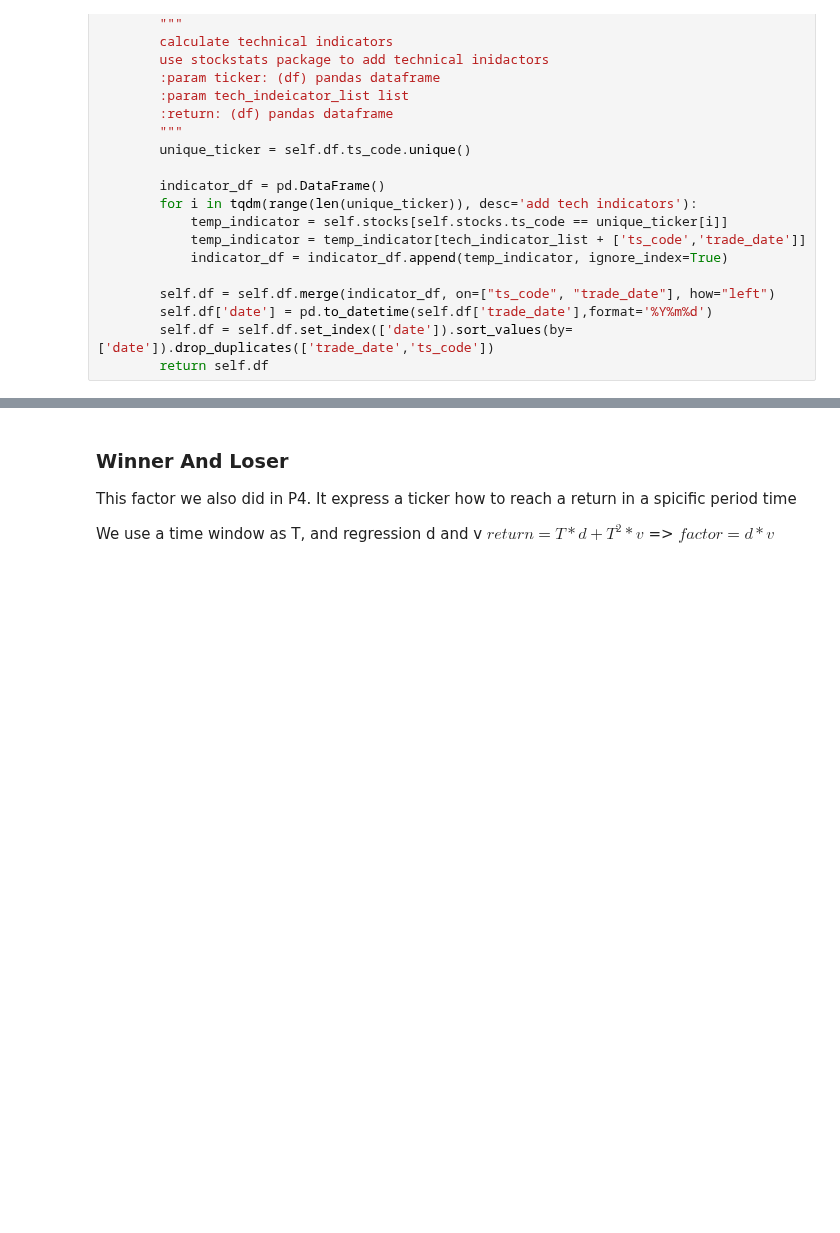
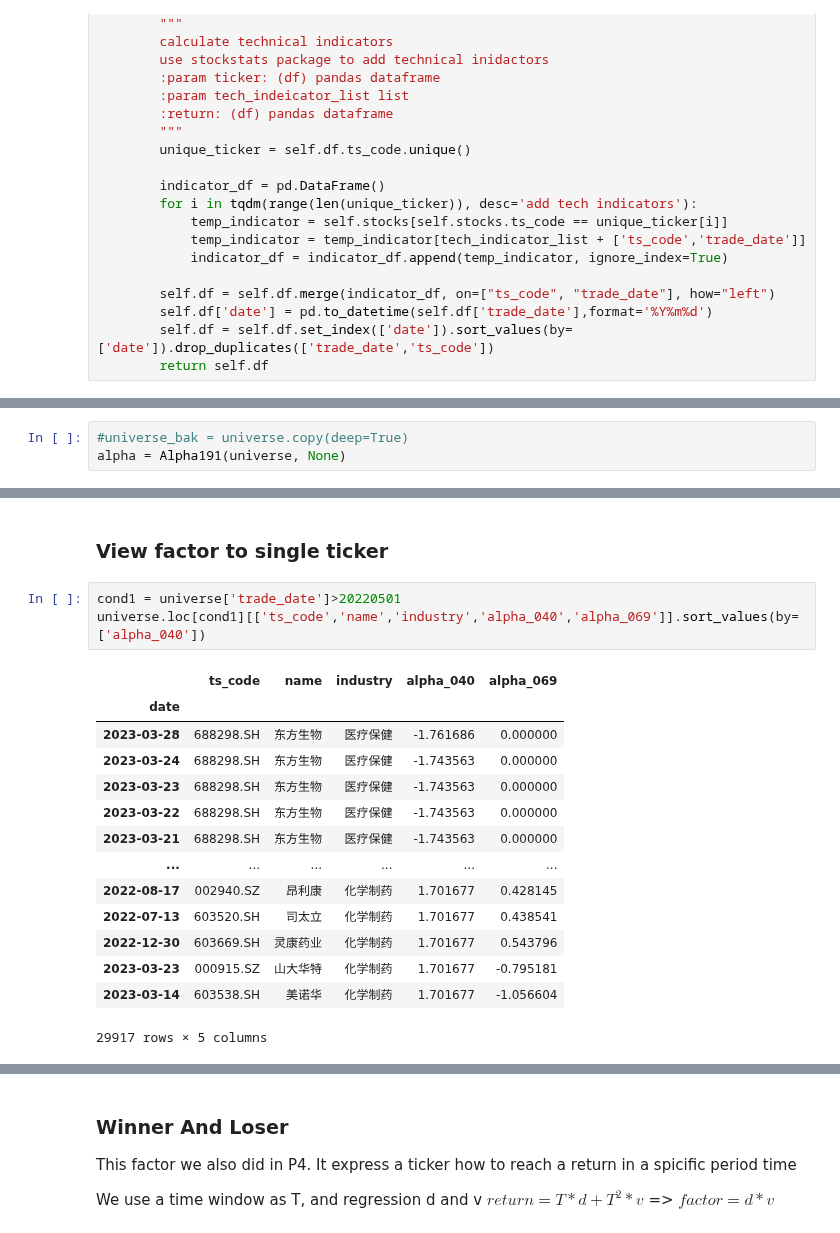
Before and after one commit to JiaRuiming-1/AI-Trading, a Jupyter notebook: P7_Backtesting/Factor_Process.ipynb, the cells around one changed output, grey strips where cells are left out. Cells and saved outputs as stored; diff of their text form; blank space fills up the shorter version.

```diff
--- a/P7_Backtesting/Factor_Process.ipynb
+++ b/P7_Backtesting/Factor_Process.ipynb
@@ -209,0 +151,3 @@ universe = IndicatorHelper(universe).add_technical_indicator(tech_indicator_list
+# %%
+#universe_bak = universe.copy(deep=True)
+alpha = Alpha191(universe, None)
@@ -209,0 +281,20 @@ universe = IndicatorHelper(universe).add_technical_indicator(tech_indicator_list
+# %% [markdown]
+### View factor to single ticker
+# %%
+cond1 = universe['trade_date']>20220501
+universe.loc[cond1][['ts_code','name','industry','alpha_040','alpha_069']].sort_values(by=['alpha_040'])
+# %% [output]
+|  | ts_code | name | industry | alpha_040 | alpha_069 |
+| date |  |  |  |  |  |
+| 2023-03-28 | 688298.SH | 东方生物 | 医疗保健 | -1.761686 | 0.000000 |
+| 2023-03-24 | 688298.SH | 东方生物 | 医疗保健 | -1.743563 | 0.000000 |
+| 2023-03-23 | 688298.SH | 东方生物 | 医疗保健 | -1.743563 | 0.000000 |
+| 2023-03-22 | 688298.SH | 东方生物 | 医疗保健 | -1.743563 | 0.000000 |
+| 2023-03-21 | 688298.SH | 东方生物 | 医疗保健 | -1.743563 | 0.000000 |
+| ... | ... | ... | ... | ... | ... |
+| 2022-08-17 | 002940.SZ | 昂利康 | 化学制药 | 1.701677 | 0.428145 |
+| 2022-07-13 | 603520.SH | 司太立 | 化学制药 | 1.701677 | 0.438541 |
+| 2022-12-30 | 603669.SH | 灵康药业 | 化学制药 | 1.701677 | 0.543796 |
+| 2023-03-23 | 000915.SZ | 山大华特 | 化学制药 | 1.701677 | -0.795181 |
+| 2023-03-14 | 603538.SH | 美诺华 | 化学制药 | 1.701677 | -1.056604 |
+29917 rows × 5 columns
```
Also changed, not shown: parts of 64 cells of this notebook.
